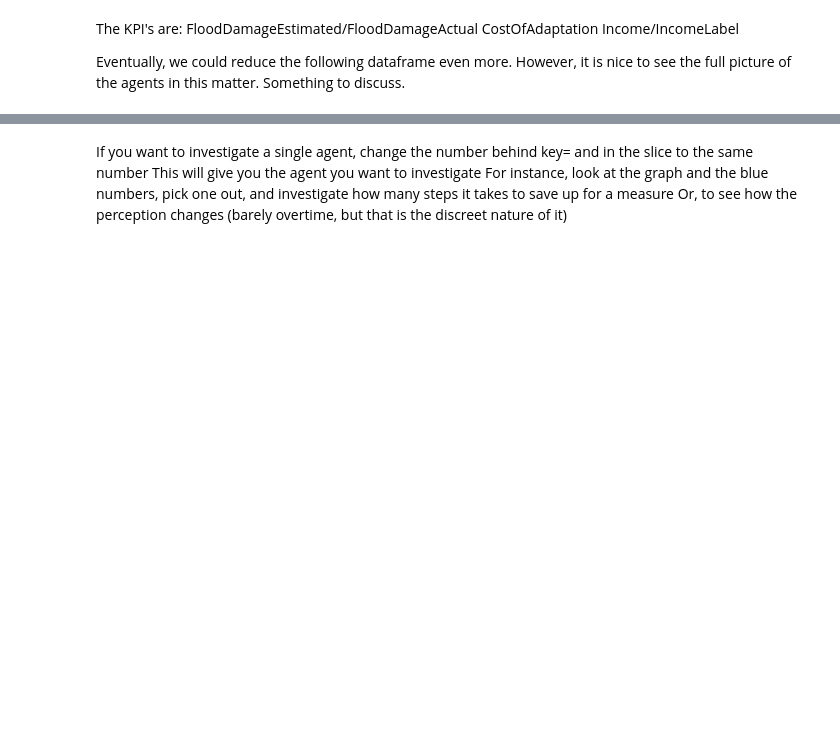
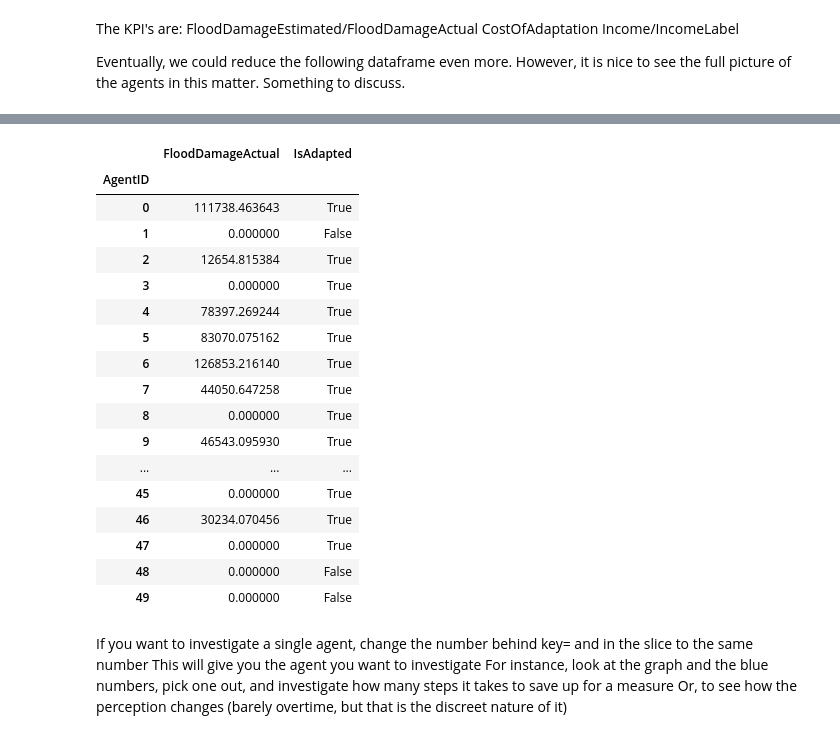
Before and after one commit to Martijntjevdg/SEN1211-ABM, a Jupyter notebook: base_model_mesa/model/demo.ipynb, the cells around one changed output, grey strips where cells are left out. Drawn from its saved outputs; the diff is of its cells as text; code cells hidden in the pictures; blank space fills up the shorter version.

```diff
--- a/base_model_mesa/model/demo.ipynb
+++ b/base_model_mesa/model/demo.ipynb
@@ -134,3 +134,25 @@ step19
+# %%
+step20 = agent_data.loc[19, :][['FloodDamageActual', 'IsAdapted']]
+step20
+# %% [output]
+|  | FloodDamageActual | IsAdapted |
+| AgentID |  |  |
+| 0 | 111738.463643 | True |
+| 1 | 0.000000 | False |
+| 2 | 12654.815384 | True |
+| 3 | 0.000000 | True |
+| 4 | 78397.269244 | True |
+| 5 | 83070.075162 | True |
+| 6 | 126853.216140 | True |
+| 7 | 44050.647258 | True |
+| 8 | 0.000000 | True |
+| 9 | 46543.095930 | True |
+| ... | ... | ... |
+| 45 | 0.000000 | True |
+| 46 | 30234.070456 | True |
+| 47 | 0.000000 | True |
+| 48 | 0.000000 | False |
+| 49 | 0.000000 | False |
 # %% [markdown]
 If you want to investigate a single agent, change the number behind key= and in the slice to the same number
 This will give you the agent you want to investigate
```
Also changed, not shown: parts of 6 cells of this notebook, 3 other files.
